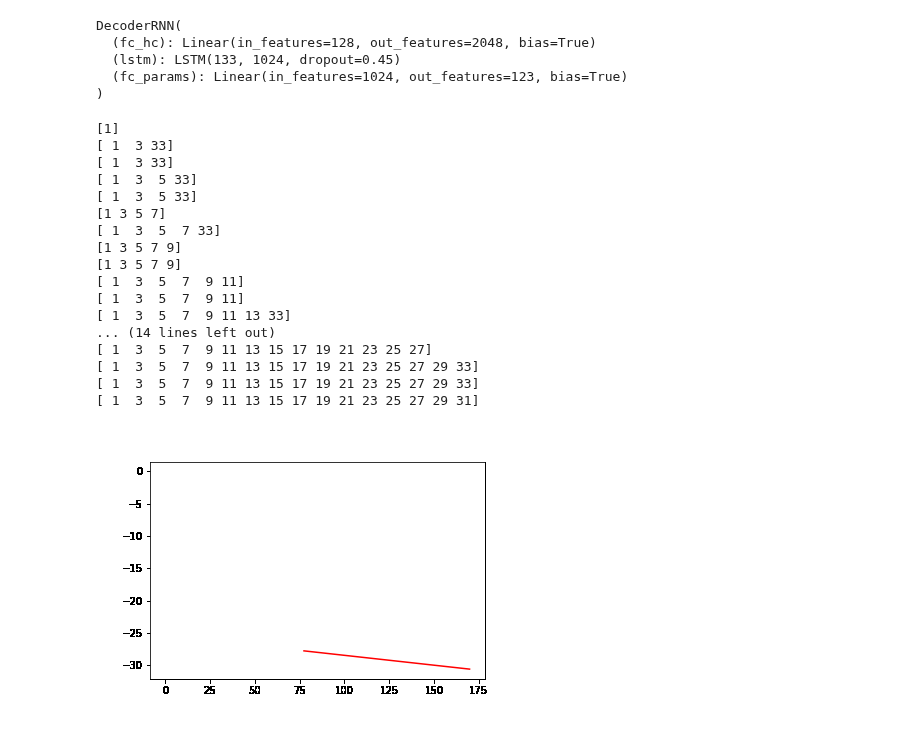
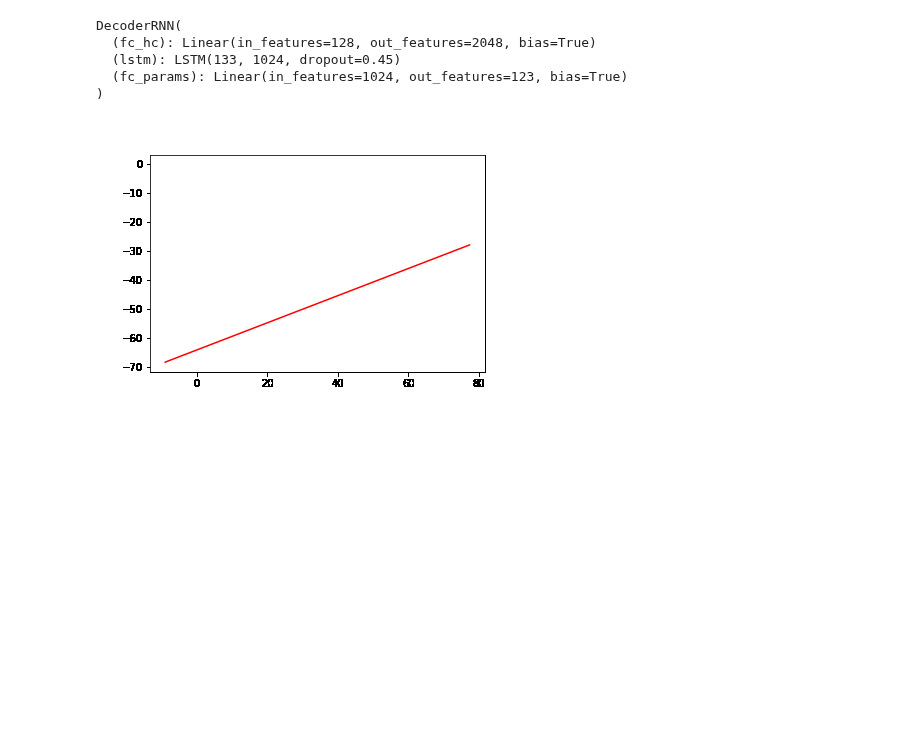
Before and after one commit to mihanick/dwg-crawl, a Jupyter notebook: JupyterNotebooks/8. Evaluate.ipynb, the cells around one changed output. Cells and saved outputs as stored; diff of their text form; code cells hidden in the pictures; blank space fills up the shorter version.

```diff
--- a/JupyterNotebooks/8. Evaluate.ipynb
+++ b/JupyterNotebooks/8. Evaluate.ipynb
@@ -64,36 +29,6 @@ def create_gif_from_frames(folder):
 # %%
 torch.set_printoptions(profile="full")
-def plot_generated_stroke_over_sequence(sequence, stroke=None, batch_number=0):
-    # print(sequence.shape, stroke)
-
-    if stroke is not None:
-        sequence = torch.cat([sequence.detach().cpu(), stroke.unsqueeze(0)], dim=0)
-
-    sequence = sequence[:,batch_number,:].cpu().numpy()
-    # sequence = sequence[sequence[:, 4] < 1]
-
-
-    # print(sequence)
-    x_sample = 100*np.cumsum(sequence[:,0], 0)
-    y_sample = 100*np.cumsum(sequence[:,1], 0)
-    p1 = np.array(sequence[:,2])
-    p2 = np.array(sequence[:,3])
-    p3 = np.array(sequence[:,4])
-
-    sequence = np.stack([x_sample,y_sample,p1,p2,p3], axis=1)
-
-    strokes = np.split(sequence, np.where(sequence[:,2]>0)[0]+1)
-    print(np.where(sequence[:,2]>0)[0]+1)
-
-    fig = plt.figure()
-    for i in range(len(strokes)):
-        s=strokes[i]
-        cl = 'black'
-        if i == len(strokes) - 1:
-            cl='red'
-        plt.plot(s[:,0],-s[:,1], color=cl)
-
-    return fig
+from plot_graphics import plot_generated_stroke_over_sequence, create_gif_from_frames
 
 import shutil
 folder = 'img_g'
@@ -120,48 +55,31 @@ for i in range(1, trainer.max_seq_length):
     z, _, _ = trainer.encoder(seq_so_far)
 
     # expand z in order it to be able to concatenate with inputs
     z_stack = torch.stack([z] * (trainer.max_seq_length))
 
     # inputs is the concatination of z and batch_inputs:
     inputs = torch.cat([seq_so_far, z_stack], 2)
 
     pi, mu_x, mu_y, sigma_x, sigma_y, rho_xy, q, _, _ = trainer.decoder(inputs, z)
 
     generated_stroke = trainer.sample_next_state(pi, q, mu_x, mu_y, sigma_x, sigma_y, rho_xy)
 
     #clear_output()
     graph = plot_generated_stroke_over_sequence(seq_so_far, generated_stroke, 0)
     #display(graph)
     canvas = plt.get_current_fig_manager().canvas
     canvas.draw()
     pil_image = PIL.Image.frombytes('RGB', canvas.get_width_height(),
                  canvas.tostring_rgb())
     name = folder + '/gen_frame'+'{0:04d}'.format(i)+'.png'
     pil_image.save(name,"PNG")
     plt.close("all")
 
 
 import IPython
 from IPython.display import Image
 
 img_gif = create_gif_from_frames(folder)
 Image(filename=img_gif)
 # %% [output]
-[1]
-[ 1  3 33]
-[ 1  3 33]
-[ 1  3  5 33]
-[ 1  3  5 33]
-[1 3 5 7]
-[ 1  3  5  7 33]
-[1 3 5 7 9]
-[1 3 5 7 9]
-[ 1  3  5  7  9 11]
-[ 1  3  5  7  9 11]
-[ 1  3  5  7  9 11 13 33]
-... (14 lines left out)
-[ 1  3  5  7  9 11 13 15 17 19 21 23 25 27]
-[ 1  3  5  7  9 11 13 15 17 19 21 23 25 27 29 33]
-[ 1  3  5  7  9 11 13 15 17 19 21 23 25 27 29 33]
-[ 1  3  5  7  9 11 13 15 17 19 21 23 25 27 29 31]
-[figure, old version]
+[figure, new version]
```
Also changed, not shown: parts of 3 cells of this notebook, 3 other files.
